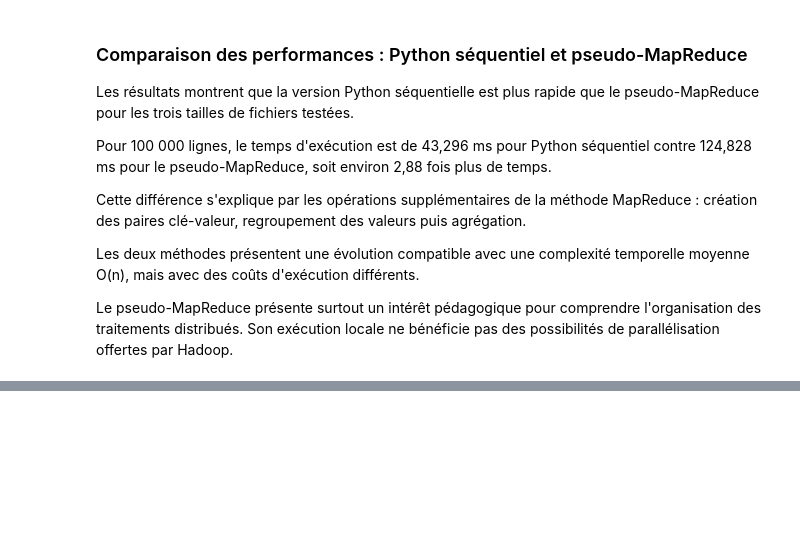
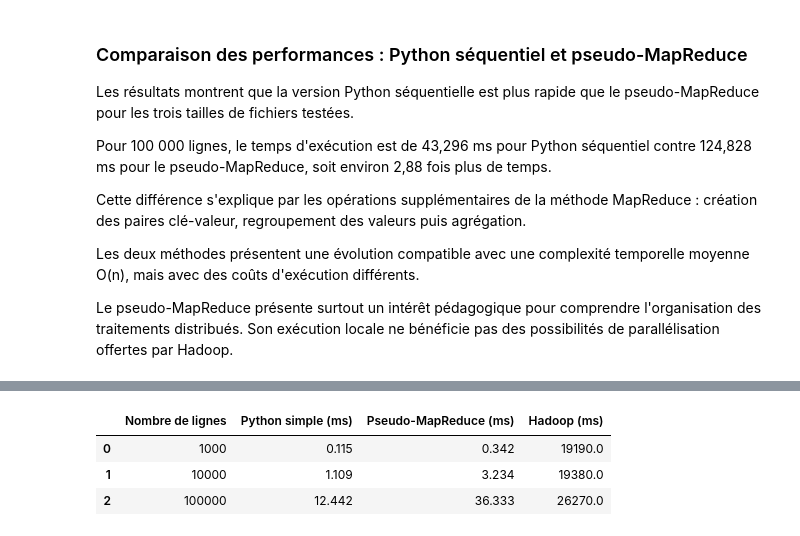
Before and after one commit to 13Nass/TP1_Comptage_Mots-FA-BigData, a Jupyter notebook: TP1_Comptage_Mots.ipynb, the cells around one changed output, grey strips where cells are left out. Saved outputs shown, nothing was run; the diff lists cells and outputs as text; code cells hidden in the pictures; blank space fills up the shorter version.

```diff
--- a/TP1_Comptage_Mots.ipynb
+++ b/TP1_Comptage_Mots.ipynb
@@ -446,0 +663,39 @@ Le pseudo-MapReduce présente surtout un intérêt pédagogique pour comprendre
+# %%
+
+import pandas as pd
+from statistics import median
+
+# Tailles des fichiers
+tailles = [1000, 10000, 100000]
+
+# Mesures Python obtenues sur WSL (en ms)
+python_simple = [0.115, 1.109, 12.442]
+pseudo_mapreduce = [0.342, 3.234, 36.333]
+
+# Mesures Hadoop obtenues sur WSL (en s)
+hadoop_mesures = [
+    [21.25, 19.19, 18.05],
+    [18.92, 19.38, 21.52],
+    [26.79, 19.06, 26.27]
+]
+
+# Calcul des médianes Hadoop
+hadoop_medianes = [
+    median(mesures) * 1000
+    for mesures in hadoop_mesures
+]
+
+# Création du tableau
+comparaison = pd.DataFrame({
+    "Nombre de lignes": tailles,
+    "Python simple (ms)": python_simple,
+    "Pseudo-MapReduce (ms)": pseudo_mapreduce,
+    "Hadoop (ms)": hadoop_medianes
+})
+
+display(comparaison)
+# %% [output]
+|  | Nombre de lignes | Python simple (ms) | Pseudo-MapReduce (ms) | Hadoop (ms) |
+| 0 | 1000 | 0.115 | 0.342 | 19190.0 |
+| 1 | 10000 | 1.109 | 3.234 | 19380.0 |
+| 2 | 100000 | 12.442 | 36.333 | 26270.0 |
```
Also changed, not shown: parts of 11 cells of this notebook.
